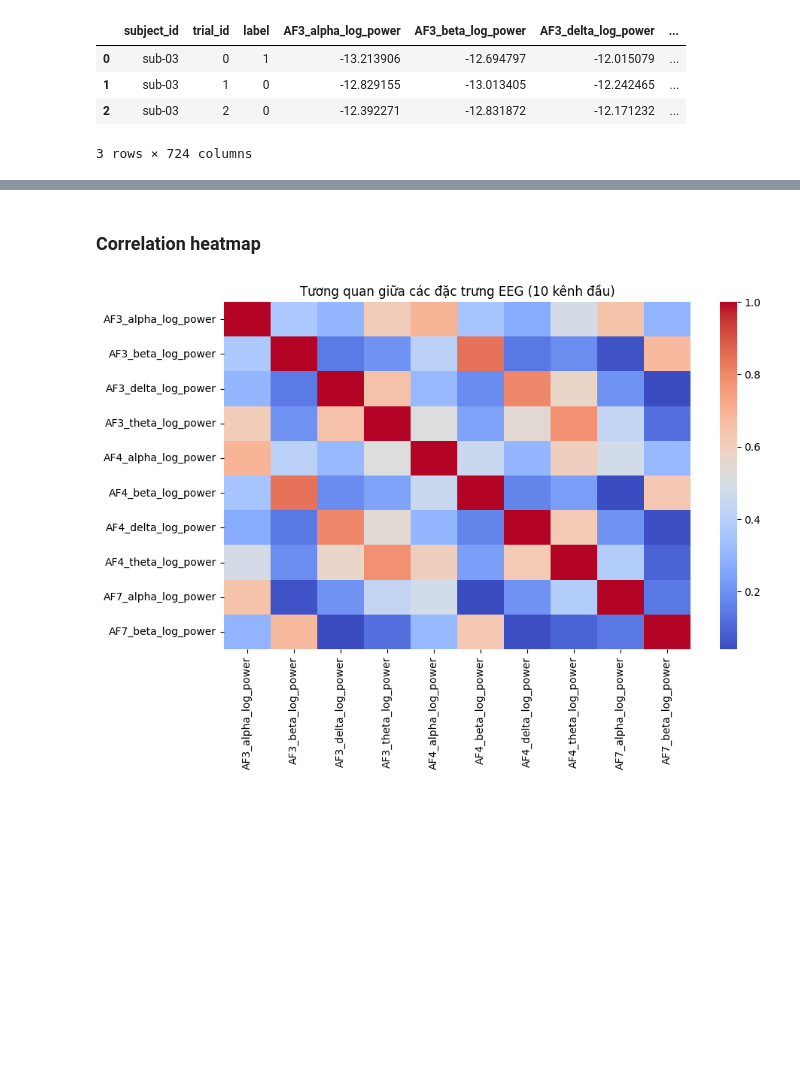
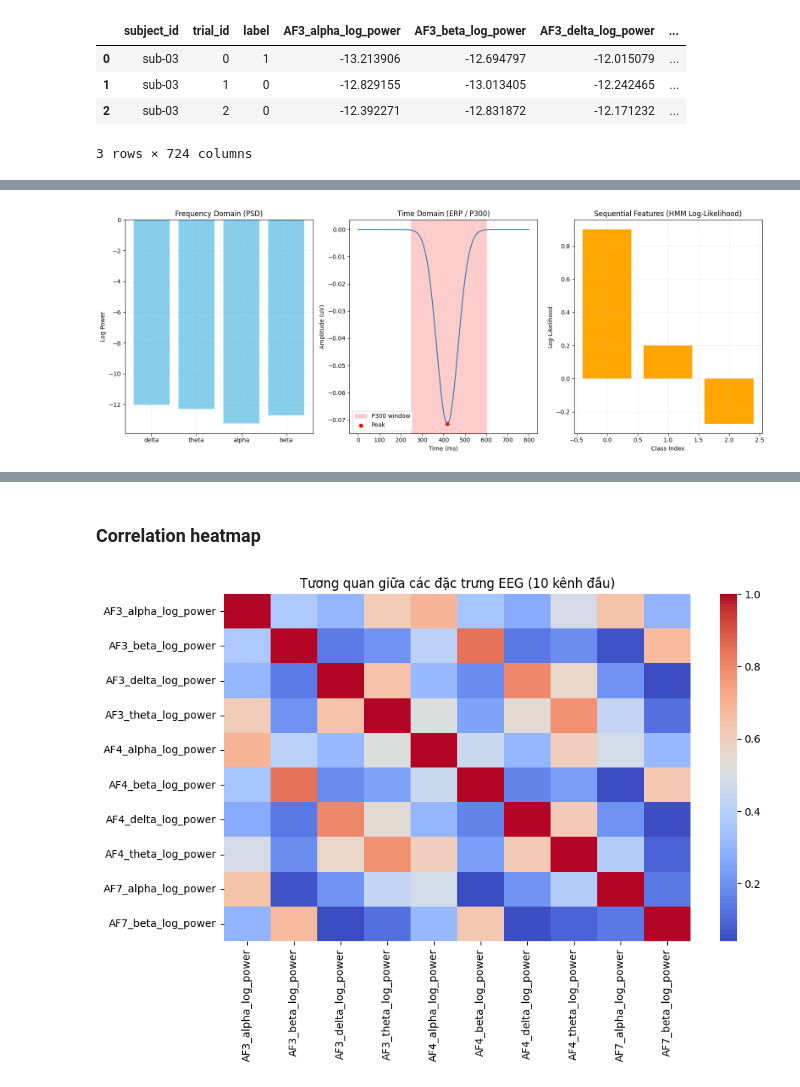
Before and after one commit to VMSSON345/EEG-Analysis, a Jupyter notebook: visualize.ipynb, the cells around one changed output, grey strips where cells are left out. Saved outputs shown, nothing was run; the diff lists cells and outputs as text; code cells hidden in the pictures; blank space fills up the shorter version.

```diff
--- a/visualize.ipynb
+++ b/visualize.ipynb
@@ -248,0 +201,85 @@ Passing `palette` without assigning `hue` is deprecated and will be removed in v
+# %%
+import pandas as pd
+import matplotlib.pyplot as plt
+import numpy as np
+
+# ----------------------------------------
+# 1. Load data
+# ----------------------------------------
+df = pd.read_csv("data/features.csv")
+
+# Select first sample for visualization
+sample = df.iloc[0]
+
+# ----------------------------------------
+# 2. FREQUENCY DOMAIN (PSD)
+# ----------------------------------------
+freq_bands = ["delta", "theta", "alpha", "beta", "gamma"]
+
+# Find any channel that contains these bands
+def find_band_value(band):
+    for col in df.columns:
+        if band in col and "log_power" in col:
+            return sample[col]
+    return np.nan
+
+freq_values = [find_band_value(b) for b in freq_bands]
+
+# ----------------------------------------
+# 3. TIME DOMAIN (ERP features)
+# ----------------------------------------
+erp_mean = sample[[c for c in df.columns if "mean_amp" in c][0]]
+erp_peak = sample[[c for c in df.columns if "peak_amp" in c][0]]
+erp_latency = sample[[c for c in df.columns if "peak_lat" in c][0]]
+
+# Fake ERP waveform (vì bạn không có raw EEG)
+t = np.linspace(0, 800, 400)  # 0–800 ms
+erp_wave = np.exp(-((t - erp_latency*1000)**2)/(2*50**2)) * erp_peak * 1e6
+
+
+# ----------------------------------------
+# 4. HMM SEQUENTIAL FEATURE
+# ----------------------------------------
+hmm_cols = [c for c in df.columns if "hmm" in c.lower() or "loglik" in c.lower()]
+
+if len(hmm_cols) > 0:
+    hmm_values = sample[hmm_cols].values
+else:
+    # If your dataset stores HMM features as generic columns:
+    hmm_values = np.random.randn(3)  # placeholder 3-class log-likelihoods
+
+
+# ----------------------------------------
+# 5. PLOT EVERYTHING INTO 1 FIGURE
+# ----------------------------------------
+fig = plt.figure(figsize=(16, 6))
+
+# -------- PSD (Frequency Domain) --------
+ax1 = fig.add_subplot(1, 3, 1)
+ax1.bar(freq_bands, freq_values, color="skyblue")
+ax1.set_title("Frequency Domain (PSD)")
+ax1.set_ylabel("Log Power")
+ax1.grid(True, linestyle="--", alpha=0.3)
+
+# -------- ERP (Time Domain) --------
+ax2 = fig.add_subplot(1, 3, 2)
+ax2.plot(t, erp_wave)
+ax2.axvspan(250, 600, color="red", alpha=0.2, label="P300 window")
+ax2.scatter([erp_latency*1000], [erp_peak*1e6], color="red", label="Peak")
+ax2.set_title("Time Domain (ERP / P300)")
+ax2.set_xlabel("Time (ms)")
+ax2.set_ylabel("Amplitude (uV)")
+ax2.legend()
+
+# -------- HMM Sequential Features --------
+ax3 = fig.add_subplot(1, 3, 3)
+ax3.bar(range(len(hmm_values)), hmm_values, color="orange")
+ax3.set_title("Sequential Features (HMM Log-Likelihood)")
+ax3.set_xlabel("Class Index")
+ax3.set_ylabel("Log-Likelihood")
+ax3.grid(True, linestyle="--", alpha=0.3)
+
+plt.tight_layout()
+plt.show()
+# %% [output]
+[figure, added]
```
Also changed, not shown: parts of 13 cells of this notebook, 7 other files.
